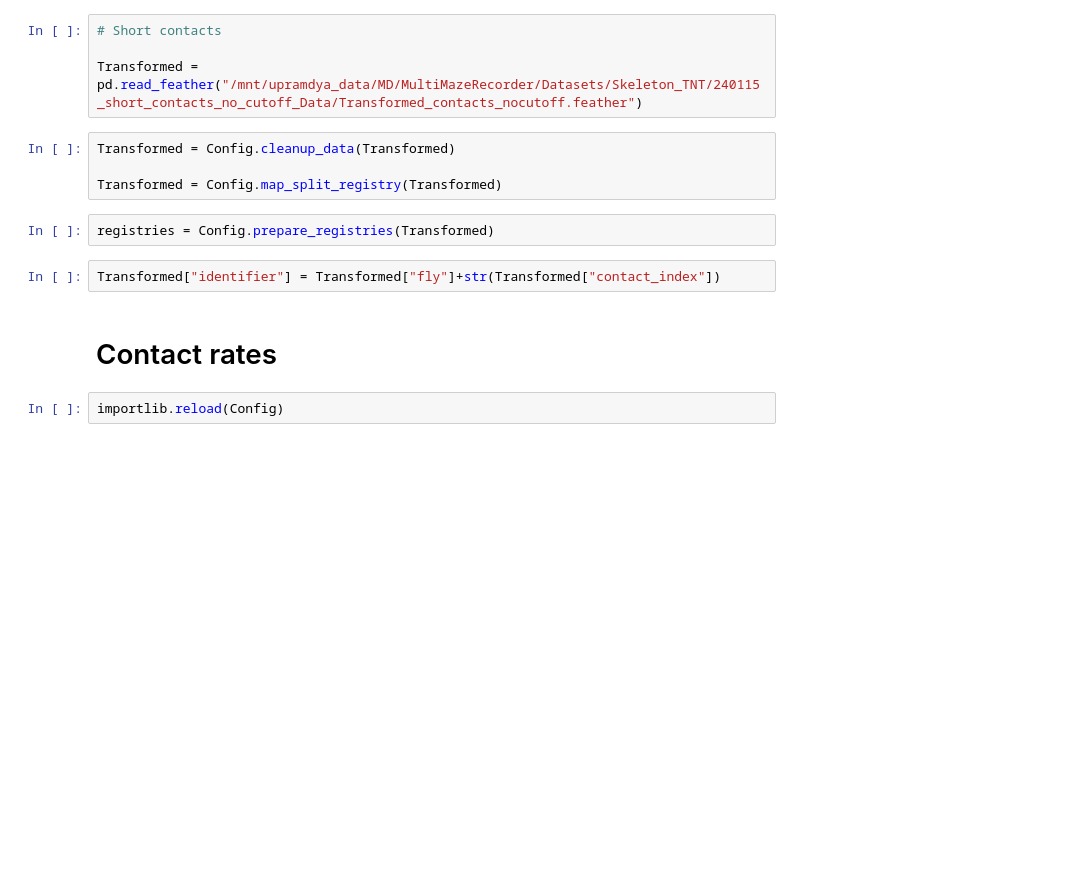
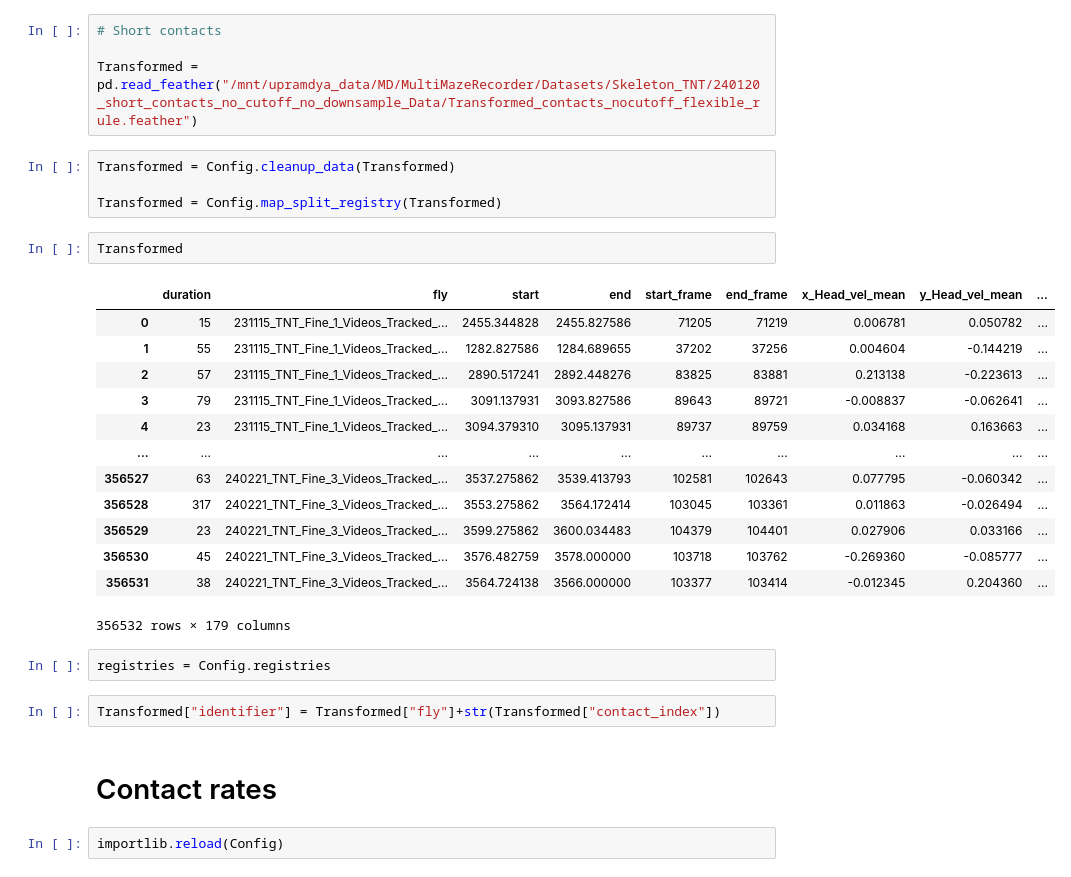
Before and after one commit to NeLy-EPFL/Tracking_Analysis, a Jupyter notebook: MazeRecorder/Analysis/TNT_Sreen_Notebooks/Contacts_analysis.ipynb, the cells around one changed output. Saved outputs shown, nothing was run; the diff lists cells and outputs as text; blank space fills up the shorter version.

```diff
--- a/MazeRecorder/Analysis/TNT_Sreen_Notebooks/Contacts_analysis.ipynb
+++ b/MazeRecorder/Analysis/TNT_Sreen_Notebooks/Contacts_analysis.ipynb
@@ -41,13 +46,29 @@ import importlib
 # %%
 # Short contacts
 
-Transformed = pd.read_feather("/mnt/upramdya_data/MD/MultiMazeRecorder/Datasets/Skeleton_TNT/240115_short_contacts_no_cutoff_Data/Transformed_contacts_nocutoff.feather")
+Transformed = pd.read_feather("/mnt/upramdya_data/MD/MultiMazeRecorder/Datasets/Skeleton_TNT/240120_short_contacts_no_cutoff_no_downsample_Data/Transformed_contacts_nocutoff_flexible_rule.feather")
 # %%
 Transformed = Config.cleanup_data(Transformed)
 
 Transformed = Config.map_split_registry(Transformed)
+# %%
+Transformed
+# %% [output]
+|  | duration | fly | start | end | start_frame | end_frame | x_Head_vel_mean | y_Head_vel_mean | ... |
+| 0 | 15 | 231115_TNT_Fine_1_Videos_Tracked_... | 2455.344828 | 2455.827586 | 71205 | 71219 | 0.006781 | 0.050782 | ... |
+| 1 | 55 | 231115_TNT_Fine_1_Videos_Tracked_... | 1282.827586 | 1284.689655 | 37202 | 37256 | 0.004604 | -0.144219 | ... |
+| 2 | 57 | 231115_TNT_Fine_1_Videos_Tracked_... | 2890.517241 | 2892.448276 | 83825 | 83881 | 0.213138 | -0.223613 | ... |
+| 3 | 79 | 231115_TNT_Fine_1_Videos_Tracked_... | 3091.137931 | 3093.827586 | 89643 | 89721 | -0.008837 | -0.062641 | ... |
+| 4 | 23 | 231115_TNT_Fine_1_Videos_Tracked_... | 3094.379310 | 3095.137931 | 89737 | 89759 | 0.034168 | 0.163663 | ... |
+| ... | ... | ... | ... | ... | ... | ... | ... | ... | ... |
+| 356527 | 63 | 240221_TNT_Fine_3_Videos_Tracked_... | 3537.275862 | 3539.413793 | 102581 | 102643 | 0.077795 | -0.060342 | ... |
+| 356528 | 317 | 240221_TNT_Fine_3_Videos_Tracked_... | 3553.275862 | 3564.172414 | 103045 | 103361 | 0.011863 | -0.026494 | ... |
+| 356529 | 23 | 240221_TNT_Fine_3_Videos_Tracked_... | 3599.275862 | 3600.034483 | 104379 | 104401 | 0.027906 | 0.033166 | ... |
+| 356530 | 45 | 240221_TNT_Fine_3_Videos_Tracked_... | 3576.482759 | 3578.000000 | 103718 | 103762 | -0.269360 | -0.085777 | ... |
+| 356531 | 38 | 240221_TNT_Fine_3_Videos_Tracked_... | 3564.724138 | 3566.000000 | 103377 | 103414 | -0.012345 | 0.204360 | ... |
+356532 rows × 179 columns
 # %%
-registries = Config.prepare_registries(Transformed)
+registries = Config.registries
 # %%
 Transformed["identifier"] = Transformed["fly"]+str(Transformed["contact_index"])
 # %% [markdown]
```
Also changed, not shown: parts of 9 cells of this notebook, 3 other files.
